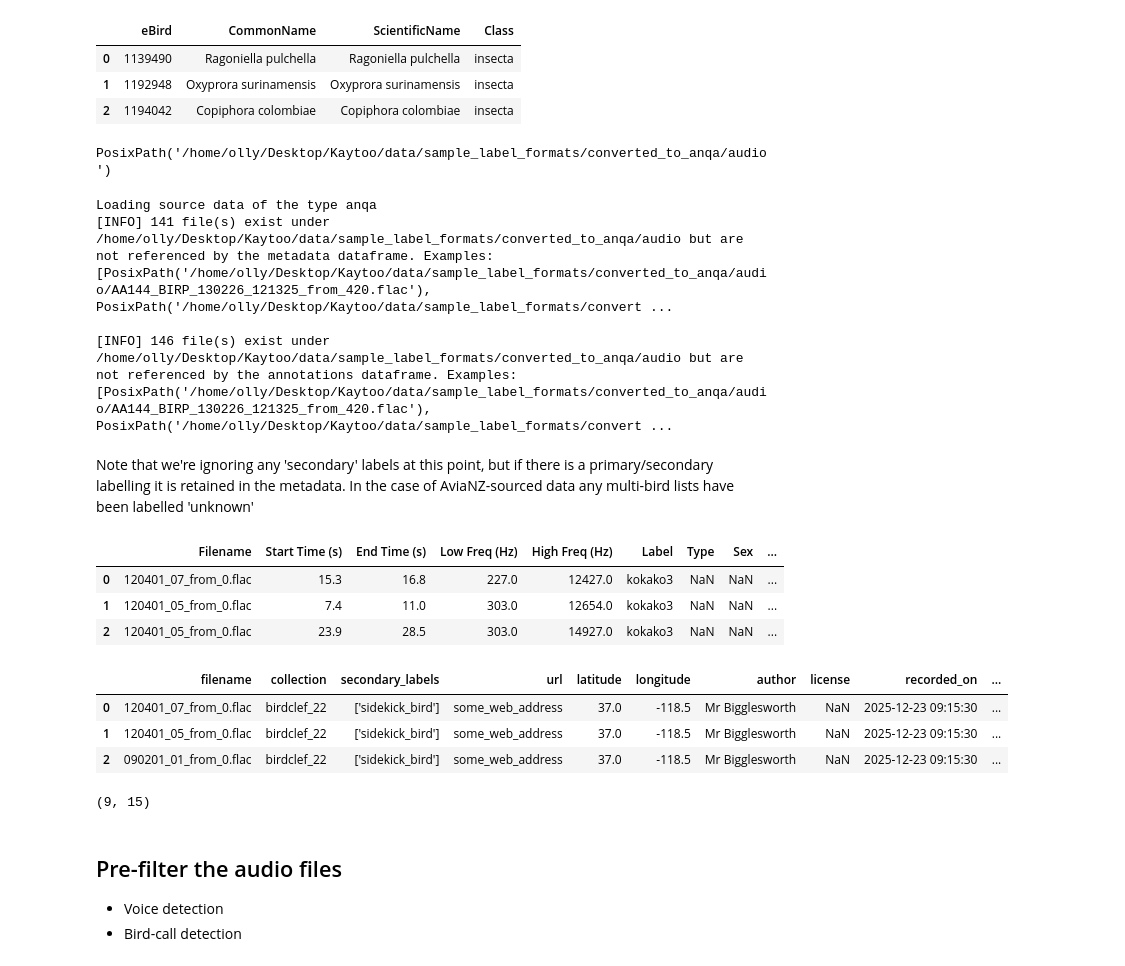
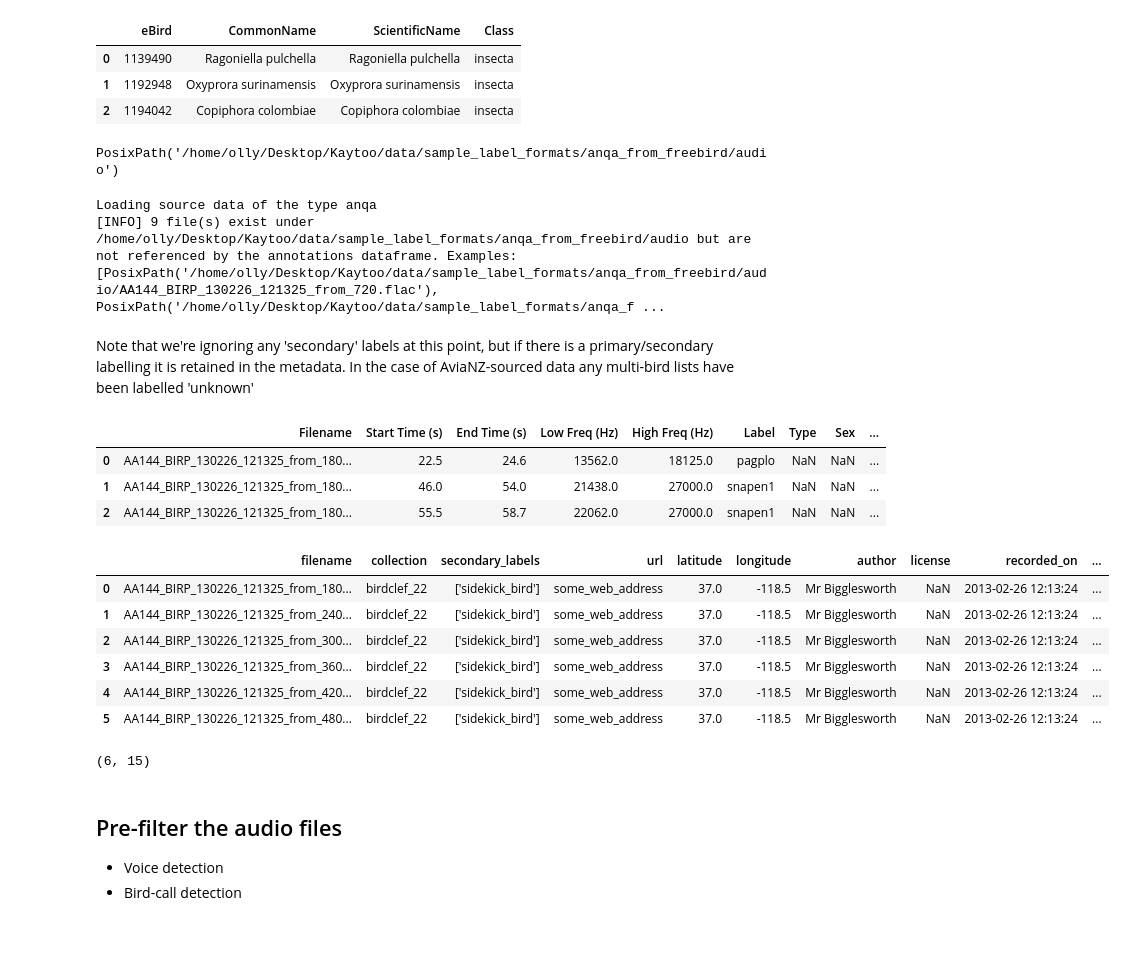
Before and after one commit to Wologman/wildpytools, a Jupyter notebook: demo_notebooks/bird_call_reformat.ipynb, the cells around one changed output. Saved outputs shown, nothing was run; the diff lists cells and outputs as text; code cells hidden in the pictures; blank space fills up the shorter version.

```diff
--- a/demo_notebooks/bird_call_reformat.ipynb
+++ b/demo_notebooks/bird_call_reformat.ipynb
@@ -90,16 +90,17 @@ from pathlib import Path
 project_root = str(Path().resolve().parent)
 # %%
 #Note: 'anqa_destn' must differ from source directory if saving new audio files
-
+source_type = 'anqa' #'bc-zenodo', #any of: 'anqa', 'raven', 'birdclef', 'bc-zenodo', 'avianz', 'freebird'
 notebook_use = {'project_root': project_root,
-                'anqa_destn': project_root + '/data/sample_label_formats/anqa_from_anqa',
-                'source_type': 'anqa', #'bc-zenodo', #any of: 'anqa', 'raven', 'birdclef', 'bc-zenodo', 'avianz', 'freebird'
+                'source_type': source_type,
+                'anqa_destn': project_root + f'/data/sample_label_formats/small_anqa_datasets/anqa_from_{source_type}',
+                'merger_folder': project_root +  '/data/sample_label_formats/small_anqa_datasets',
                 'debug': True,
                 'max_seconds': 60,  #Segment and/or crop any data type to this maximum length
                 'crop_method': 'keep_all', #any of 'keep_all', 'random',  in future: 'max_annotations', 'max_detections'
                 'padding': None, # Any of 'pad', 'noise', 'zero', None
                 'save_new_flac_files': True, # If true the original source will be re-written into .flac files of length max_seconds
-                'tabular_save_suffix': 'csv' #csv
+                'tabular_save_suffix': 'parquet' #csv
                 }
 # %% [markdown]
 ### Imports
@@ -152,16 +154,16 @@ update_metadata_dict = {'collection': 'crown_jewels',
                         'longitude': -118.5,
                         'author' : 'Mr Bigglesworth',
                         'licence': 'some_licence',
-                        #'recorded_on': None,            #2025-12-23 09:15:30
+                        #'recorded_on': 025-12-23 09:15:30,
                         'collection' : 'birdclef_22',
                         'reviewed_on' : '2025-12-23 09:15:30',
                         'reviewed_by': 'Joe Blogs',
                         'models_used' : "['model_1']"
                         }
 
-anqa_data = {'audio_files': project_root + '/data/sample_label_formats/converted_to_anqa/audio',
-              'metadata_path': project_root + '/data/sample_label_formats/converted_to_anqa/metadata.csv',
-              'labels_path': project_root + '/data/sample_label_formats/converted_to_anqa/annotations.csv',
+anqa_data = {'audio_files': project_root + '/data/sample_label_formats/anqa_from_freebird/audio',
+              'metadata_path': project_root + '/data/sample_label_formats/anqa_from_freebird/metadata.csv',
+              'labels_path': project_root + '/data/sample_label_formats/anqa_from_freebird/annotations.csv',
               'naming_csv': project_root + '/data/sample_label_formats/birdclef/metadata/naming.csv',
               'naming_cols' : {'source_name': 'eBird','save_name': 'eBird'},
              }
@@ -253,6 +255,7 @@ class FilePaths():
         self.ANQA_DESTN.mkdir(parents=True, exist_ok=True)
         self.ANNOTATIONS_DESTN = self.ANQA_DESTN / f'annotations.{_tabular_save_suffix}'
         self.METADATA_DESTN = self.ANQA_DESTN / f'metadata.{_tabular_save_suffix}'
+        self.MULTI_ANQA_FLDR = notebook_use['merger_folder']
 
 config = Config(notebook_use, data_sources)
 paths = FilePaths(notebook_use, data_sources)
@@ -363,7 +364,7 @@ if paths.NAMING_CSV is not None:
 # %%
 paths.AUDIO_FILES
 # %% [output]
-PosixPath('/home/olly/Desktop/Kaytoo/data/sample_label_formats/converted_to_anqa/audio')
+PosixPath('/home/olly/Desktop/Kaytoo/data/sample_label_formats/anqa_from_freebird/audio')
 # %%
 dataset_loader = SourceDataLoader(source_type = config.SOURCE_DATA_TYPE,
                                   rename_map = save_name_map,
@@ -373,35 +374,35 @@ print(f'Loading source data of the type {config.SOURCE_DATA_TYPE}')
 df_label, df_meta = dataset_loader.load_data(paths.AUDIO_FILES, **loader_kwargs)
 # %% [output]
 Loading source data of the type anqa
-[INFO] 141 file(s) exist under /home/olly/Desktop/Kaytoo/data/sample_label_formats/converted_to_anqa/audio but are not referenced by the metadata dataframe. Examples:
-[PosixPath('/home/olly/Desktop/Kaytoo/data/sample_label_formats/converted_to_anqa/audio/AA144_BIRP_130226_121325_from_420.flac'), PosixPath('/home/olly/Desktop/Kaytoo/data/sample_label_formats/convert ...
-
-[INFO] 146 file(s) exist under /home/olly/Desktop/Kaytoo/data/sample_label_formats/converted_to_anqa/audio but are not referenced by the annotations dataframe. Examples:
-[PosixPath('/home/olly/Desktop/Kaytoo/data/sample_label_formats/converted_to_anqa/audio/AA144_BIRP_130226_121325_from_420.flac'), PosixPath('/home/olly/Desktop/Kaytoo/data/sample_label_formats/convert ...
+[INFO] 9 file(s) exist under /home/olly/Desktop/Kaytoo/data/sample_label_formats/anqa_from_freebird/audio but are not referenced by the annotations dataframe. Examples:
+[PosixPath('/home/olly/Desktop/Kaytoo/data/sample_label_formats/anqa_from_freebird/audio/AA144_BIRP_130226_121325_from_720.flac'), PosixPath('/home/olly/Desktop/Kaytoo/data/sample_label_formats/anqa_f ...
 # %% [markdown]
 Note that we're ignoring any 'secondary' labels at this point, but if there is a primary/secondary labelling it is retained in the metadata.  In the case of AviaNZ-sourced data any multi-bird lists have been labelled 'unknown'
 # %%
 df_label.head(3)
 # %% [output]
 |  | Filename | Start Time (s) | End Time (s) | Low Freq (Hz) | High Freq (Hz) | Label | Type | Sex | ... |
-| 0 | 120401_07_from_0.flac | 15.3 | 16.8 | 227.0 | 12427.0 | kokako3 | NaN | NaN | ... |
-| 1 | 120401_05_from_0.flac | 7.4 | 11.0 | 303.0 | 12654.0 | kokako3 | NaN | NaN | ... |
-| 2 | 120401_05_from_0.flac | 23.9 | 28.5 | 303.0 | 14927.0 | kokako3 | NaN | NaN | ... |
+| 0 | AA144_BIRP_130226_121325_from_180... | 22.5 | 24.6 | 13562.0 | 18125.0 | pagplo | NaN | NaN | ... |
+| 1 | AA144_BIRP_130226_121325_from_180... | 46.0 | 54.0 | 21438.0 | 27000.0 | snapen1 | NaN | NaN | ... |
+| 2 | AA144_BIRP_130226_121325_from_180... | 55.5 | 58.7 | 22062.0 | 27000.0 | snapen1 | NaN | NaN | ... |
 # %%
 if config.DEBUG:
     df_label = df_label.head(40)
     df_meta = df_meta.head(40)
 # %%
-df_meta.head(3)
+df_meta.head(6)
 # %% [output]
 |  | filename | collection | secondary_labels | url | latitude | longitude | author | license | recorded_on | ... |
-| 0 | 120401_07_from_0.flac | birdclef_22 | ['sidekick_bird'] | some_web_address | 37.0 | -118.5 | Mr Bigglesworth | NaN | 2025-12-23 09:15:30 | ... |
-| 1 | 120401_05_from_0.flac | birdclef_22 | ['sidekick_bird'] | some_web_address | 37.0 | -118.5 | Mr Bigglesworth | NaN | 2025-12-23 09:15:30 | ... |
-| 2 | 090201_01_from_0.flac | birdclef_22 | ['sidekick_bird'] | some_web_address | 37.0 | -118.5 | Mr Bigglesworth | NaN | 2025-12-23 09:15:30 | ... |
+| 0 | AA144_BIRP_130226_121325_from_180... | birdclef_22 | ['sidekick_bird'] | some_web_address | 37.0 | -118.5 | Mr Bigglesworth | NaN | 2013-02-26 12:13:24 | ... |
+| 1 | AA144_BIRP_130226_121325_from_240... | birdclef_22 | ['sidekick_bird'] | some_web_address | 37.0 | -118.5 | Mr Bigglesworth | NaN | 2013-02-26 12:13:24 | ... |
+| 2 | AA144_BIRP_130226_121325_from_300... | birdclef_22 | ['sidekick_bird'] | some_web_address | 37.0 | -118.5 | Mr Bigglesworth | NaN | 2013-02-26 12:13:24 | ... |
+| 3 | AA144_BIRP_130226_121325_from_360... | birdclef_22 | ['sidekick_bird'] | some_web_address | 37.0 | -118.5 | Mr Bigglesworth | NaN | 2013-02-26 12:13:24 | ... |
+| 4 | AA144_BIRP_130226_121325_from_420... | birdclef_22 | ['sidekick_bird'] | some_web_address | 37.0 | -118.5 | Mr Bigglesworth | NaN | 2013-02-26 12:13:24 | ... |
+| 5 | AA144_BIRP_130226_121325_from_480... | birdclef_22 | ['sidekick_bird'] | some_web_address | 37.0 | -118.5 | Mr Bigglesworth | NaN | 2013-02-26 12:13:24 | ... |
 # %%
 df_meta.shape
 # %% [output]
-(9, 15)
+(6, 15)
 # %% [markdown]
 ## Pre-filter the audio files
 
```
Also changed, not shown: parts of 14 cells of this notebook.
